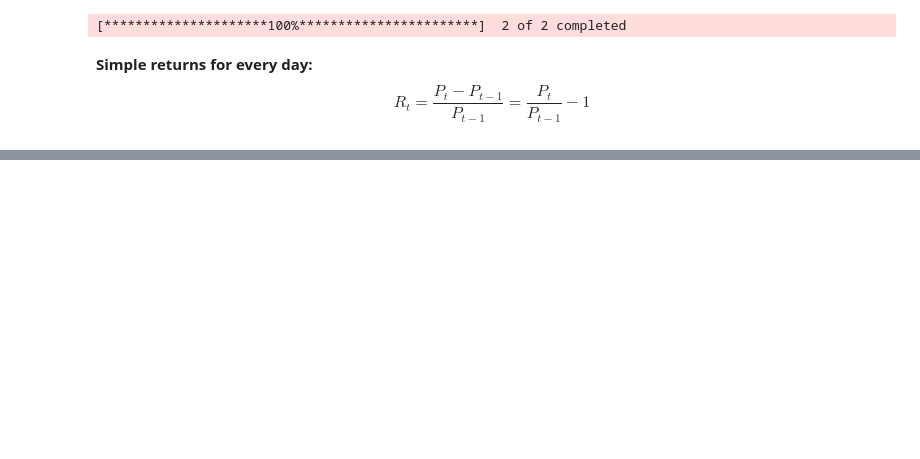
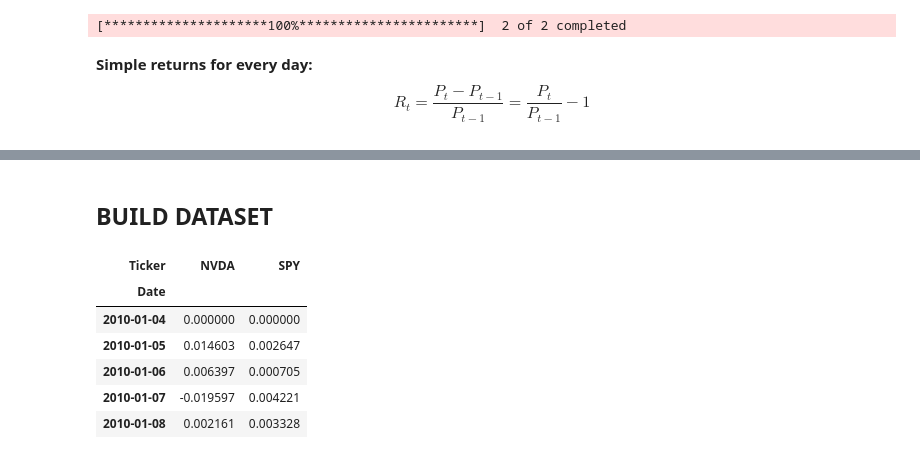
Before and after one commit to Lukirby/Stress-Testing-a-Markowitz-Portfolio, a Jupyter notebook: fidanza.ipynb, the cells around one changed output, grey strips where cells are left out. Cells and saved outputs as stored; diff of their text form; code cells hidden in the pictures; blank space fills up the shorter version.

```diff
--- a/fidanza.ipynb
+++ b/fidanza.ipynb
@@ -5,7 +6,7 @@ import yfinance as yf
 # %%
-df = yf.download(["SPY","NVDA"], start="2010-01-01", end="2025-01-01")
-spy = df.xs('SPY', axis=1, level=1)
-x = df.xs('NVDA', axis=1, level=1)
+data = yf.download(["SPY","NVDA"], start="2010-01-01", end="2025-01-01")
+spy = data.xs('SPY', axis=1, level=1)
+nvda = data.xs('NVDA', axis=1, level=1)
 # %% [output]
 [*********************100%***********************]  2 of 2 completed
 # %% [markdown]
@@ -28,0 +30,12 @@ print(mu1, mu2)
+# %% [markdown]
+## BUILD DATASET
+# %%
+returns.head(5)
+# %% [output]
+| Ticker | NVDA | SPY |
+| Date |  |  |
+| 2010-01-04 | 0.000000 | 0.000000 |
+| 2010-01-05 | 0.014603 | 0.002647 |
+| 2010-01-06 | 0.006397 | 0.000705 |
+| 2010-01-07 | -0.019597 | 0.004221 |
+| 2010-01-08 | 0.002161 | 0.003328 |
```
Also changed, not shown: parts of 14 cells of this notebook.
